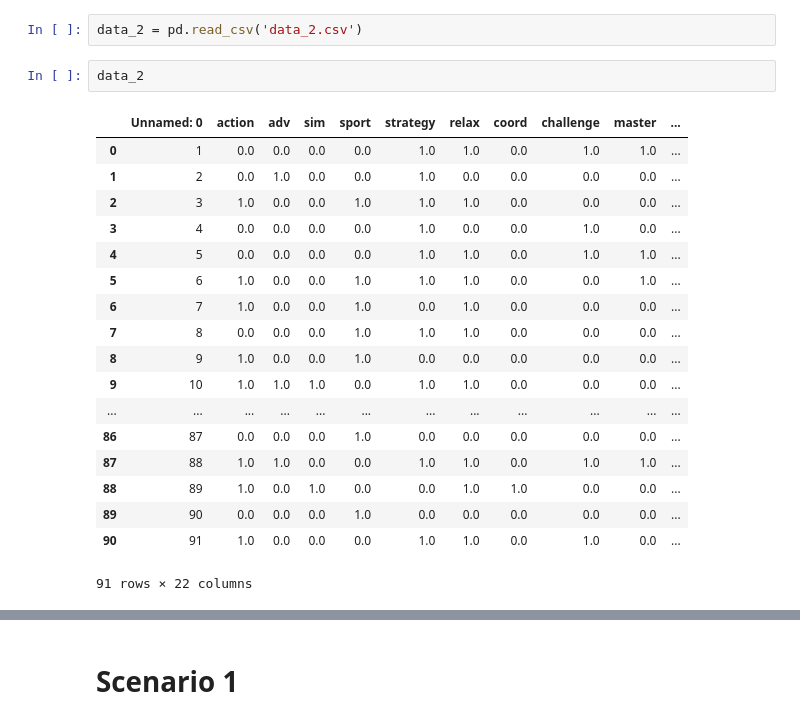
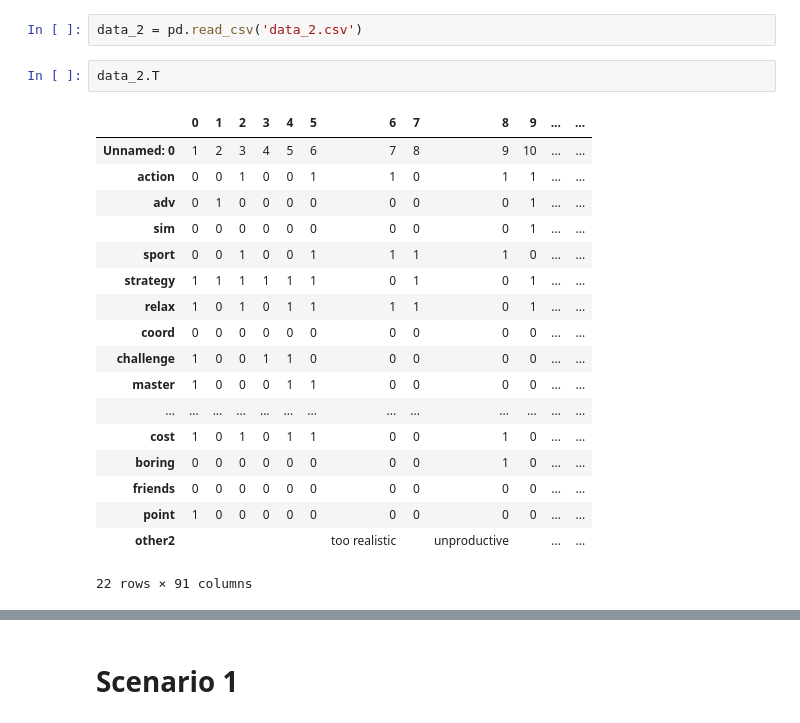
Before and after one commit to shy166/Data-Science-Investigation-Project, a Jupyter notebook: 189/HW2-shuibenyang.ipynb, the cells around one changed output, grey strips where cells are left out. Drawn from its saved outputs; the diff is of its cells as text.

```diff
--- a/189/HW2-shuibenyang.ipynb
+++ b/189/HW2-shuibenyang.ipynb
@@ -48,26 +38,26 @@ data_1
 # %%
 data_2 = pd.read_csv('data_2.csv')
 # %%
-data_2
+data_2.T
 # %% [output]
-|  | Unnamed: 0 | action | adv | sim | sport | strategy | relax | coord | challenge | master | ... |
-| 0 | 1 | 0.0 | 0.0 | 0.0 | 0.0 | 1.0 | 1.0 | 0.0 | 1.0 | 1.0 | ... |
-| 1 | 2 | 0.0 | 1.0 | 0.0 | 0.0 | 1.0 | 0.0 | 0.0 | 0.0 | 0.0 | ... |
-| 2 | 3 | 1.0 | 0.0 | 0.0 | 1.0 | 1.0 | 1.0 | 0.0 | 0.0 | 0.0 | ... |
-| 3 | 4 | 0.0 | 0.0 | 0.0 | 0.0 | 1.0 | 0.0 | 0.0 | 1.0 | 0.0 | ... |
-| 4 | 5 | 0.0 | 0.0 | 0.0 | 0.0 | 1.0 | 1.0 | 0.0 | 1.0 | 1.0 | ... |
-| 5 | 6 | 1.0 | 0.0 | 0.0 | 1.0 | 1.0 | 1.0 | 0.0 | 0.0 | 1.0 | ... |
-| 6 | 7 | 1.0 | 0.0 | 0.0 | 1.0 | 0.0 | 1.0 | 0.0 | 0.0 | 0.0 | ... |
-| 7 | 8 | 0.0 | 0.0 | 0.0 | 1.0 | 1.0 | 1.0 | 0.0 | 0.0 | 0.0 | ... |
-| 8 | 9 | 1.0 | 0.0 | 0.0 | 1.0 | 0.0 | 0.0 | 0.0 | 0.0 | 0.0 | ... |
-| 9 | 10 | 1.0 | 1.0 | 1.0 | 0.0 | 1.0 | 1.0 | 0.0 | 0.0 | 0.0 | ... |
-| ... | ... | ... | ... | ... | ... | ... | ... | ... | ... | ... | ... |
-| 86 | 87 | 0.0 | 0.0 | 0.0 | 1.0 | 0.0 | 0.0 | 0.0 | 0.0 | 0.0 | ... |
-| 87 | 88 | 1.0 | 1.0 | 0.0 | 0.0 | 1.0 | 1.0 | 0.0 | 1.0 | 1.0 | ... |
-| 88 | 89 | 1.0 | 0.0 | 1.0 | 0.0 | 0.0 | 1.0 | 1.0 | 0.0 | 0.0 | ... |
-| 89 | 90 | 0.0 | 0.0 | 0.0 | 1.0 | 0.0 | 0.0 | 0.0 | 0.0 | 0.0 | ... |
-| 90 | 91 | 1.0 | 0.0 | 0.0 | 0.0 | 1.0 | 1.0 | 0.0 | 1.0 | 0.0 | ... |
+|  | 0 | 1 | 2 | 3 | 4 | 5 | 6 | 7 | 8 | 9 | ... | ... |
+| Unnamed: 0 | 1 | 2 | 3 | 4 | 5 | 6 | 7 | 8 | 9 | 10 | ... | ... |
+| action | 0 | 0 | 1 | 0 | 0 | 1 | 1 | 0 | 1 | 1 | ... | ... |
+| adv | 0 | 1 | 0 | 0 | 0 | 0 | 0 | 0 | 0 | 1 | ... | ... |
+| sim | 0 | 0 | 0 | 0 | 0 | 0 | 0 | 0 | 0 | 1 | ... | ... |
+| sport | 0 | 0 | 1 | 0 | 0 | 1 | 1 | 1 | 1 | 0 | ... | ... |
+| strategy | 1 | 1 | 1 | 1 | 1 | 1 | 0 | 1 | 0 | 1 | ... | ... |
+| relax | 1 | 0 | 1 | 0 | 1 | 1 | 1 | 1 | 0 | 1 | ... | ... |
+| coord | 0 | 0 | 0 | 0 | 0 | 0 | 0 | 0 | 0 | 0 | ... | ... |
+| challenge | 1 | 0 | 0 | 1 | 1 | 0 | 0 | 0 | 0 | 0 | ... | ... |
+| master | 1 | 0 | 0 | 0 | 1 | 1 | 0 | 0 | 0 | 0 | ... | ... |
+| ... | ... | ... | ... | ... | ... | ... | ... | ... | ... | ... | ... | ... |
+| cost | 1 | 0 | 1 | 0 | 1 | 1 | 0 | 0 | 1 | 0 | ... | ... |
+| boring | 0 | 0 | 0 | 0 | 0 | 0 | 0 | 0 | 1 | 0 | ... | ... |
+| friends | 0 | 0 | 0 | 0 | 0 | 0 | 0 | 0 | 0 | 0 | ... | ... |
+| point | 1 | 0 | 0 | 0 | 0 | 0 | 0 | 0 | 0 | 0 | ... | ... |
+| other2 |  |  |  |  |  |  | too realistic |  | unproductive |  | ... | ... |
-91 rows × 22 columns
+22 rows × 91 columns
 # %%
 data_1.describe()
 # %% [output]
```
Also changed, not shown: parts of 50 cells of this notebook.
